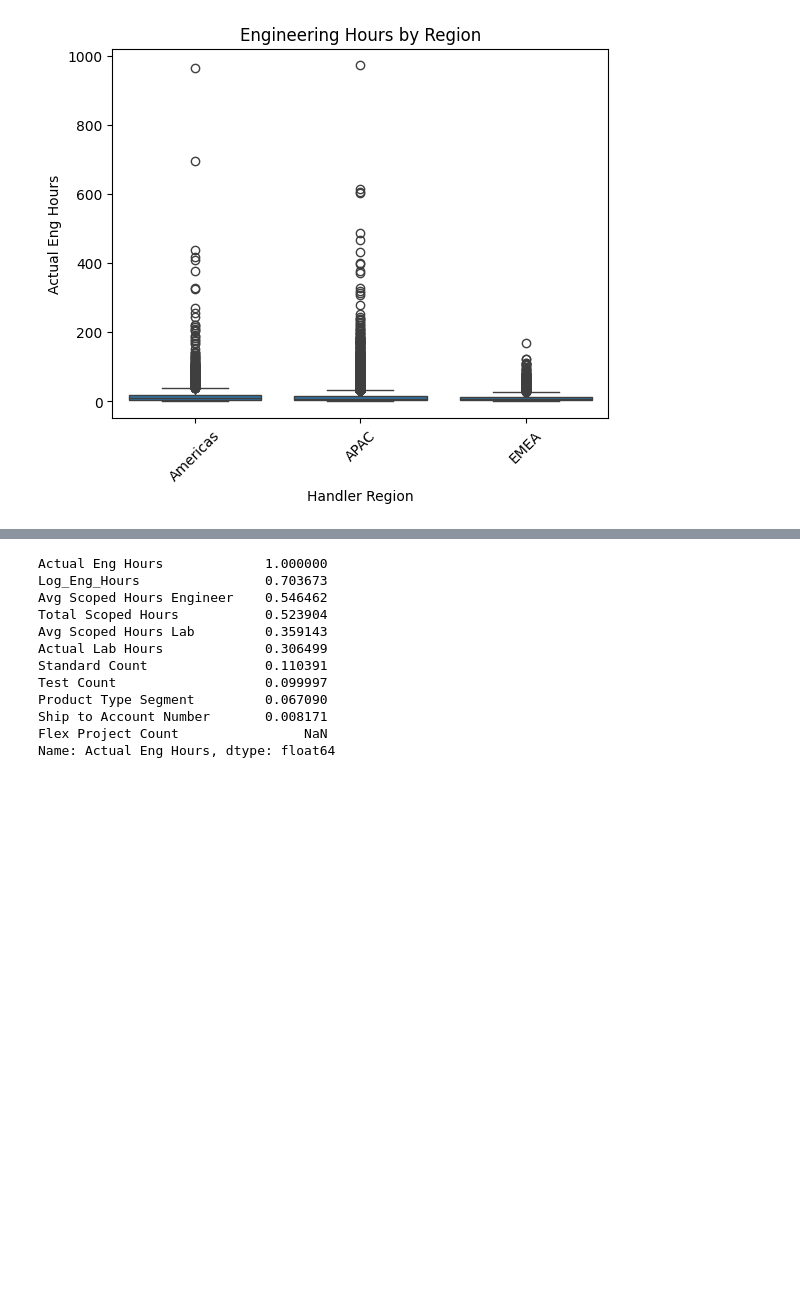
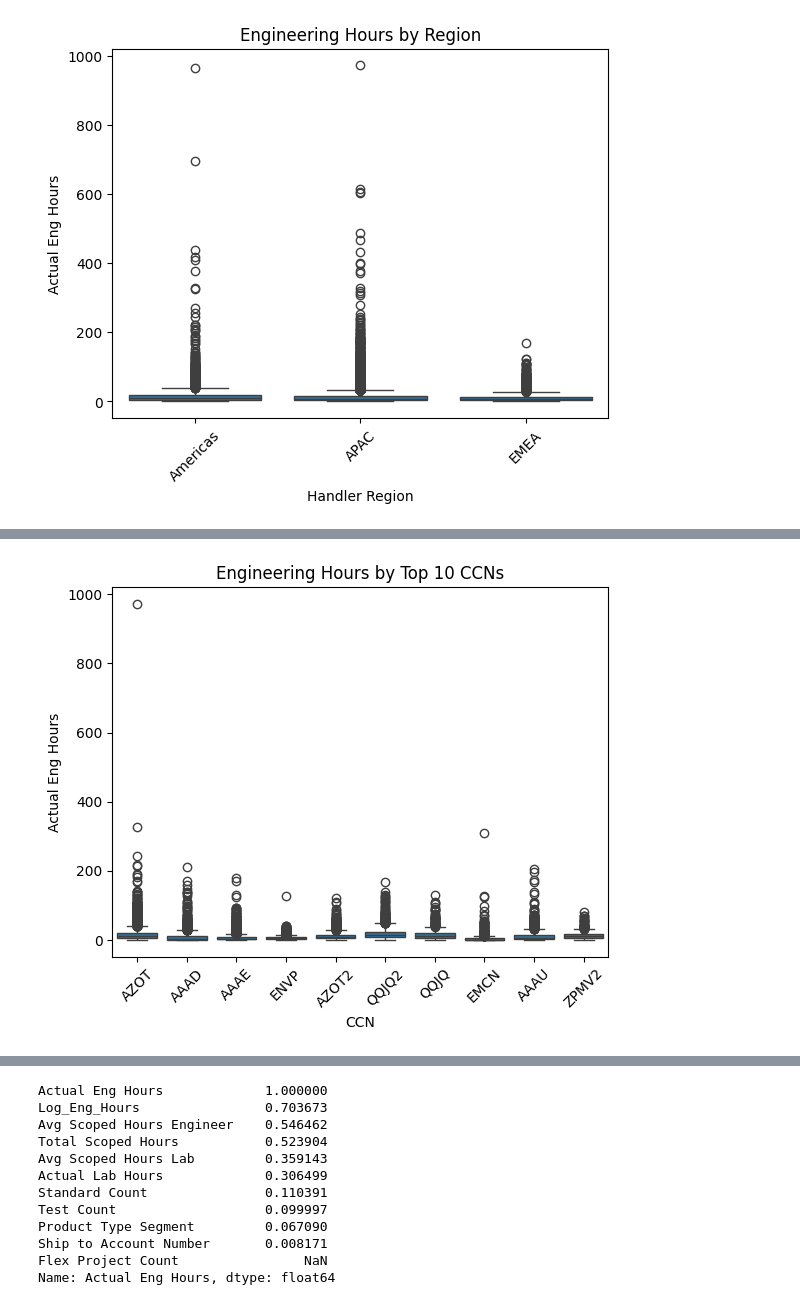
Before and after one commit to CelineAndroun03/CTECH-ML-MAY2026, a Jupyter notebook: scripts/EDA_ENG.ipynb, the cells around one changed output, grey strips where cells are left out. Cells and saved outputs as stored; diff of their text form; code cells hidden in the pictures; blank space fills up the shorter version.

```diff
--- a/scripts/EDA_ENG.ipynb
+++ b/scripts/EDA_ENG.ipynb
@@ -204,0 +229,14 @@ plt.show()
+# %%
+#Top ten most frequent CCNs out of the 214 in our dataset
+top_10_ccns = data["CCN"].value_counts().head(10).index
+
+top_ccn_data = data[data["CCN"].isin(top_10_ccns)]
+
+CCN_summary = top_ccn_data.groupby("CCN")["Actual Eng Hours"].agg([
+    "count",
+    "mean",
+    "median",
+    "std"
+]).sort_values(by="mean", ascending=False)
+
+print(CCN_summary)
@@ -204,0 +256,15 @@ plt.show()
+# %%
+#CCN Boxplot
+sns.boxplot(
+    data=top_ccn_data,
+    x="CCN",
+    y="Actual Eng Hours"
+)
+
+plt.xticks(rotation=45)
+
+plt.title("Engineering Hours by Top 10 CCNs")
+
+plt.show()
+# %% [output]
+[figure, added]
```
Also changed, not shown: parts of 4 cells of this notebook.
